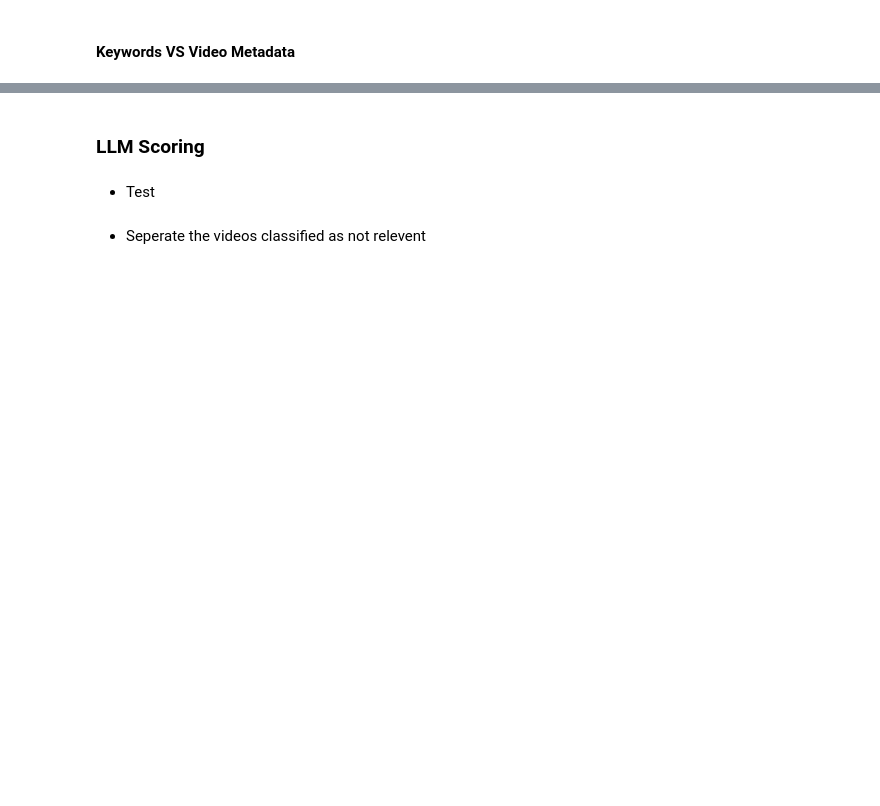
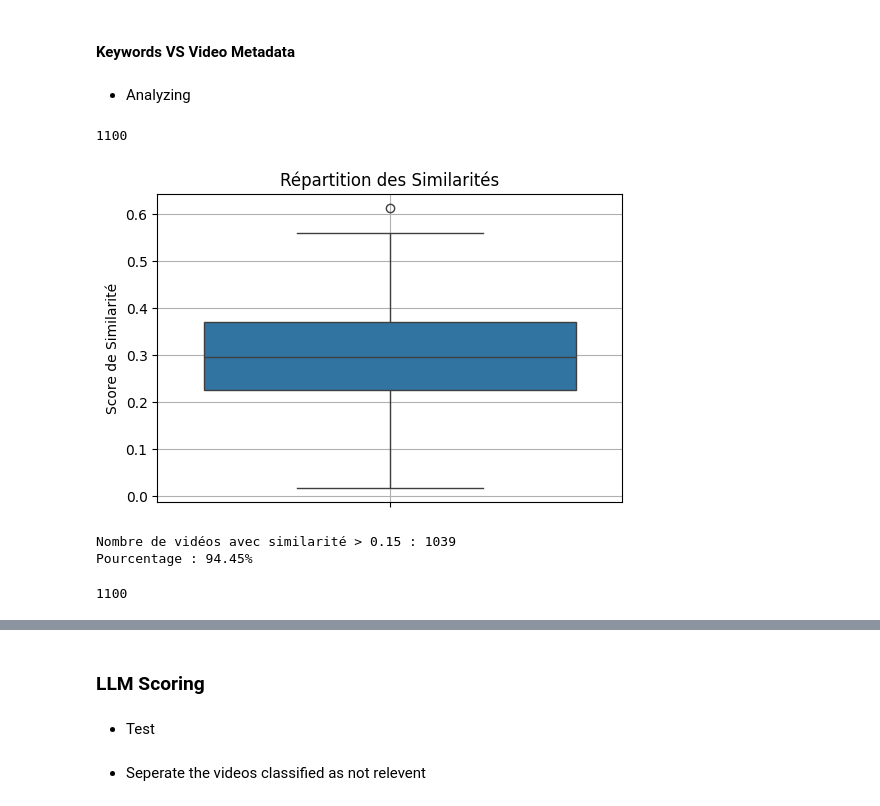
Before and after one commit to ITSAIDI/STAY_DEV, a Jupyter notebook: filtering/scripts/main2.ipynb, the cells around one changed output, grey strips where cells are left out. Cells and saved outputs as stored; diff of their text form; code cells hidden in the pictures; blank space fills up the shorter version.

```diff
--- a/filtering/scripts/main2.ipynb
+++ b/filtering/scripts/main2.ipynb
@@ -164,3 +194,41 @@ for video in tqdm(videosF2):
     )
 
 saveJson("../jsons/keywordsVsMTD.json",scores)
+# %% [markdown]
+- Analyzing
+# %%
+keywordsVsMTD = openJson("../jsons/keywordsVsMTD.json")
+len(keywordsVsMTD)
+# %% [output]
+1100
+# %%
+import matplotlib.pyplot as plt
+import seaborn as sns
+
+similarites = [item["similarity"] for item in keywordsVsMTD]
+
+plt.figure(figsize=(6, 4))
+sns.boxplot(y=similarites)
+plt.title('Répartition des Similarités')
+plt.ylabel('Score de Similarité')
+plt.grid(True)
+plt.show()
+# %% [output]
+[figure, added]
+# %%
+similarites = [item["similarity"] for item in keywordsVsMTD]
+
+nombre_total = len(similarites)
+nombre_sup_015 = sum(s > 0.15 for s in similarites)
+pourcentage_sup_015 = (nombre_sup_015 / nombre_total) * 100
+
+print(f"Nombre de vidéos avec similarité > 0.15 : {nombre_sup_015}")
+print(f"Pourcentage : {pourcentage_sup_015:.2f}%")
+# %% [output]
+Nombre de vidéos avec similarité > 0.15 : 1039
+Pourcentage : 94.45%
+# %%
+llmEvaluation = openJson("../jsons/llmEvaluation.json")
+len(llmEvaluation)
+# %% [output]
+1100
```
Also changed, not shown: parts of 7 cells of this notebook, 2 other files.
